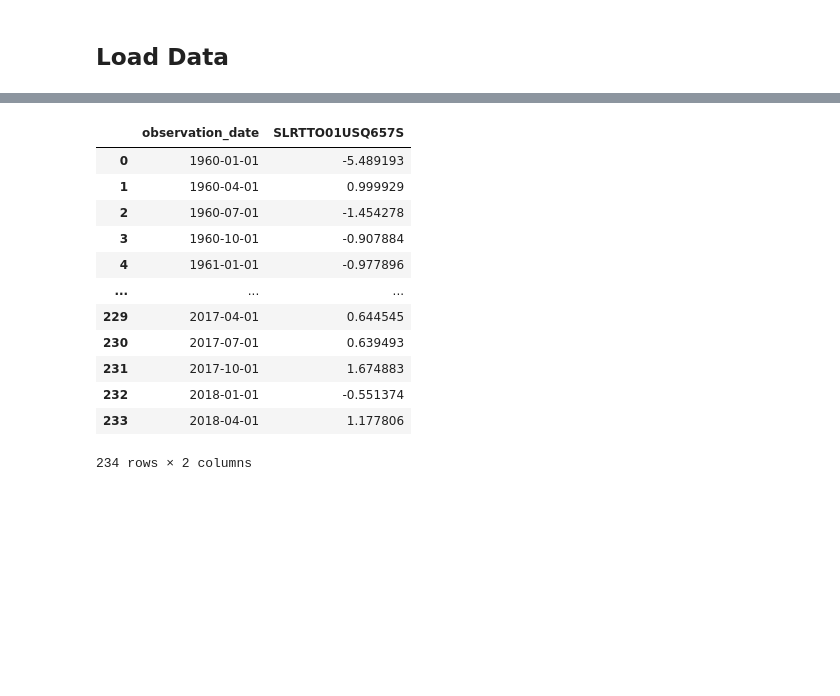
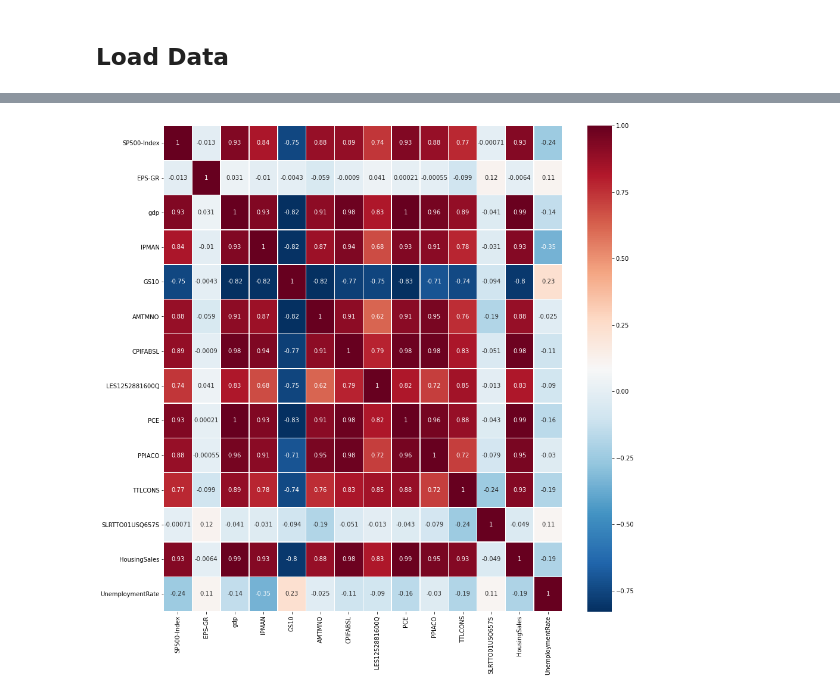
Before and after one commit to chenxd2/DSI-KPMG-Capstone, a Jupyter notebook: Feature Engineering.ipynb, the cells around one changed output, grey strips where cells are left out. Cells and saved outputs as stored; diff of their text form; code cells hidden in the pictures; blank space fills up the shorter version.

Commit message:
Add merged data and update feature analysis

```diff
--- a/Feature Engineering.ipynb
+++ b/Feature Engineering.ipynb
@@ -27,7 +27,7 @@ for i, file in enumerate(filename_list):
         engine='openpyxl',
         #index_col=0
     )
-    #df.set_index(df.columns[0])
+    df.rename(columns={'observation_date':'Date'}, inplace=True)
     df_list.append(df)
 # %%
 # target variable
@@ -48,4 +48,6 @@ eps_df['EPS-GR'] = eps_df['SP500-EPS'].pct_change(1) * 100
 # left join features on the target table
 t = eps_df
 for df in df_list:
-    t = pd.merge(t, df, left_on = 'Date', right_index = False, right_on = df.columns[0], how="left")
+    t = pd.merge(t, df, on = 'Date', how="left")
+t.to_csv('merged_data')
+t = t.drop(['SP500-PE', 'SP500-Price', 'SP500-EPS'],1)
@@ -68,16 +54,13 @@ t
-# %%
-df_list[9]
-# %% [output]
-|  | observation_date | SLRTTO01USQ657S |
-| 0 | 1960-01-01 | -5.489193 |
-| 1 | 1960-04-01 | 0.999929 |
-| 2 | 1960-07-01 | -1.454278 |
-| 3 | 1960-10-01 | -0.907884 |
-| 4 | 1961-01-01 | -0.977896 |
-| ... | ... | ... |
-| 229 | 2017-04-01 | 0.644545 |
-| 230 | 2017-07-01 | 0.639493 |
-| 231 | 2017-10-01 | 1.674883 |
-| 232 | 2018-01-01 | -0.551374 |
-| 233 | 2018-04-01 | 1.177806 |
-234 rows × 2 columns
+# %%
+# correlation
+plt.figure(figsize = (15,15))
+pearsoncorr = t.corr(method='pearson')
+sns.heatmap(pearsoncorr,
+xticklabels=pearsoncorr.columns,
+yticklabels=pearsoncorr.columns,
+cmap='RdBu_r',
+annot=True,
+linewidth=0.5)
+plt.show()
+# %% [output]
+[figure, added]
```
Also changed, not shown: parts of 2 cells of this notebook, 1 other file.
